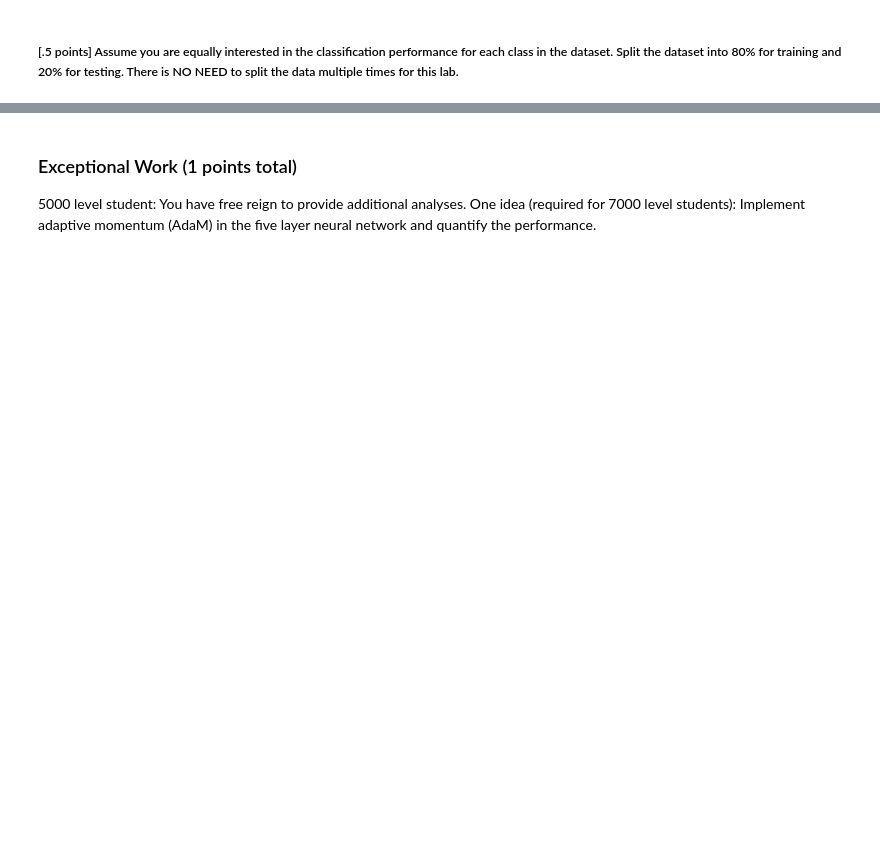
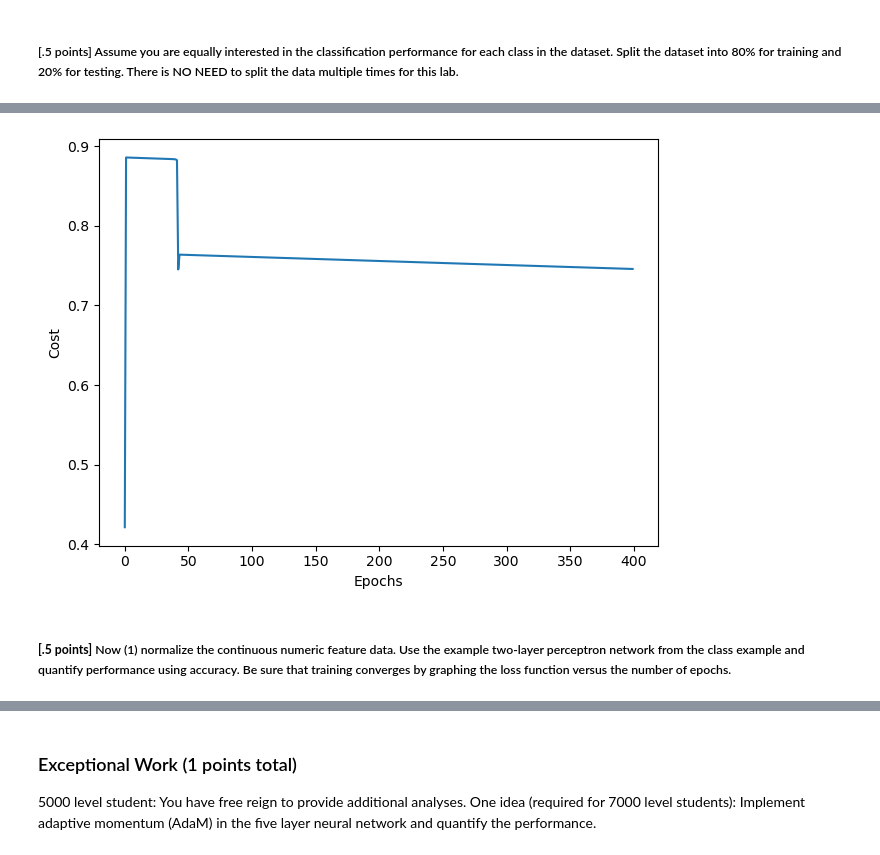
Before and after one commit to AlexShock66/LAB-4-MLP, a Jupyter notebook: MLP.ipynb, the cells around one changed output, grey strips where cells are left out. Drawn from its saved outputs; the diff is of its cells as text; code cells hidden in the pictures; blank space fills up the shorter version.

Commit message:
Worked on Pre-processing and Initial Modeling. Fixed formatting and added consistent style. Fixed data prep so it runs on the perceptron

```diff
--- a/MLP.ipynb
+++ b/MLP.ipynb
@@ -109,7 +118,8 @@ data.describe()
 # %%
 #Coming up with divisors for child poverty
 
-tmp = pd.qcut(data['ChildPoverty'],4,labels=['low','moderate','high','extreme'])
+tmp = pd.qcut(data['ChildPoverty'],4,labels=[1, 2, 3, 4])
+# tmp = pd.qcut(data['ChildPoverty'],4,labels=['low','moderate','high','extreme'])
 data['ChildPoverty'] = tmp
 print(data.groupby(['ChildPoverty']).size())
 # %% [output]
@@ -174,0 +335,20 @@ Use one-hot encoding and normalization on the dataset for the remainder of this
+# %%
+# Vectorized get gradient
+class TwoLayerPerceptronVectorized(TwoLayerPerceptron):
+    # just need a different gradient calculation
+    def _get_gradient(self, A1, A2, A3, Z1, Z2, Y_enc, W1, W2):
+        """ Compute gradient step using backpropagation.
+        """
+        # vectorized backpropagation
+        V2 = -2*(Y_enc-A3)*A3*(1-A3)
+        V1 = A2*(1-A2)*(W2.T @ V2)
+
+        grad2 = V2 @ A2.T
+        grad1 = V1[1:,:] @ A1.T
+
+
+        # regularize weights that are not bias terms
+        grad1[:, 1:] += W1[:, 1:] * self.l2_C
+        grad2[:, 1:] += W2[:, 1:] * self.l2_C
+
+        return grad1, grad2
@@ -174,0 +516,15 @@ Use one-hot encoding and normalization on the dataset for the remainder of this
+# %%
+%%time
+# ~ 30 s
+params = dict(n_hidden=50,
+              C=0.1, # tradeoff L2 regularizer
+              epochs=400, # iterations
+              eta=0.001,  # learning rate
+              random_state=1)
+
+nn = TwoLayerPerceptronVectorized(**params)
+
+nn.fit(X_train, y_train, print_progress=50)
+
+yhat = nn.predict(X_test)
+print('Accuracy:',accuracy_score(y_test,yhat))
@@ -174,0 +536,10 @@ Use one-hot encoding and normalization on the dataset for the remainder of this
+# %%
+plt.plot(range(len(nn.cost_)), nn.cost_)
+plt.ylabel('Cost')
+plt.xlabel('Epochs')
+plt.tight_layout()
+plt.show()
+# %% [output]
+[figure, added]
+# %% [markdown]
+##### **[.5 points]** Now (1) normalize the continuous numeric feature data. Use the example two-layer perceptron network from the class example and quantify performance using accuracy. Be sure that training converges by graphing the loss function versus the number of epochs.
```
Also changed, not shown: parts of 37 cells of this notebook.
